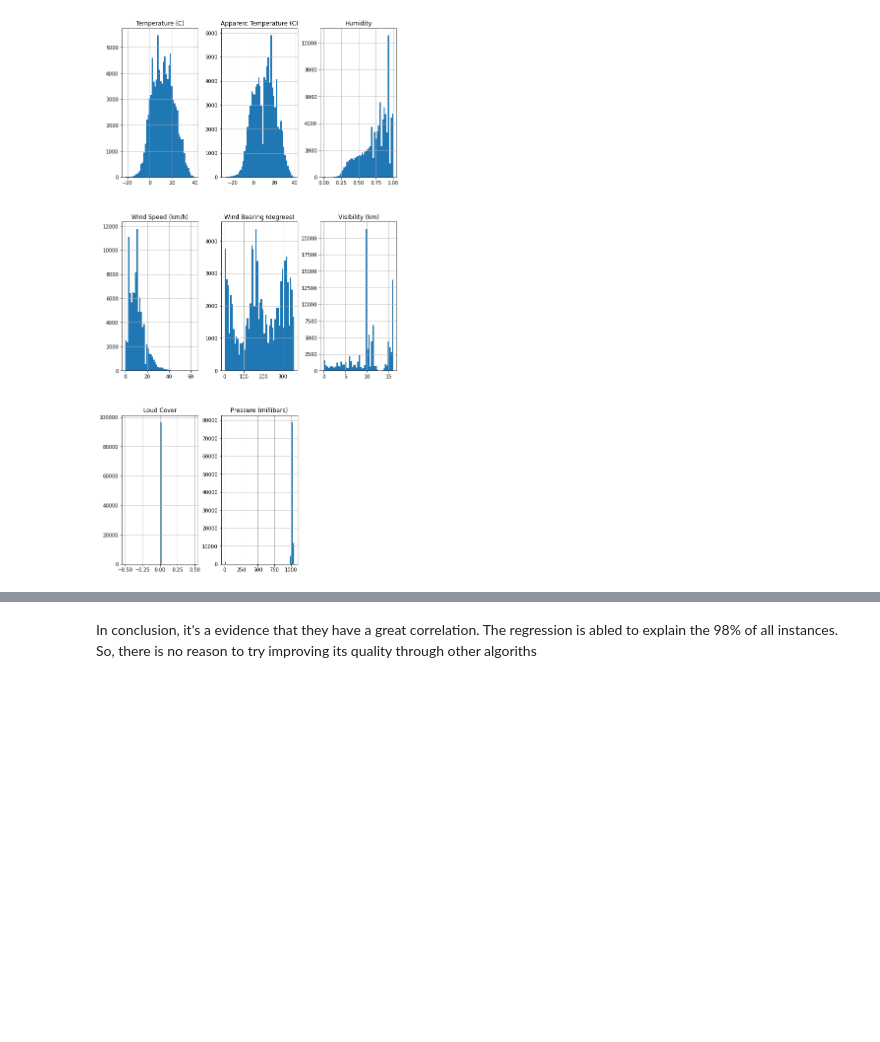
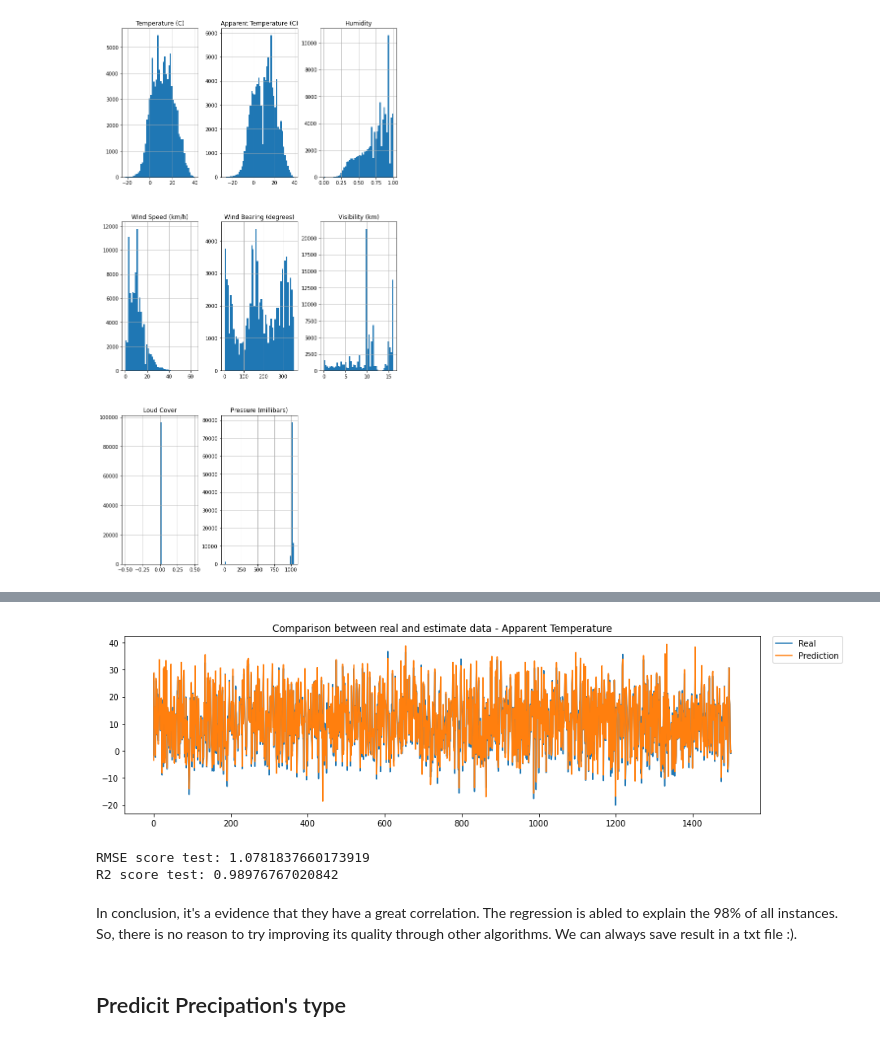
Before and after one commit to nikgreg99/weather-analysis-machine-learning, a Jupyter notebook: Weather Forecast - en.ipynb, the cells around one changed output, grey strips where cells are left out. Saved outputs shown, nothing was run; the diff lists cells and outputs as text; code cells hidden in the pictures; blank space fills up the shorter version.

```diff
--- a/Weather Forecast - en.ipynb
+++ b/Weather Forecast - en.ipynb
@@ -161,3 +152,8 @@ yValidation = dfValidation["Apparent Temperature"].values
 
 xTest = dfTest[["Temperature","Humidity","Wind Speed"]].values
 yTest = dfTest["Apparent Temperature"].values
+# %%
+reg = LinearRegression()
+reg.fit(xTrain,yTrain)
+print(f"Intercepts:  {reg.intercept_}")
+print(f"Coefficients:  {reg.coef_}")
@@ -184,17 +190,22 @@ plt.show()
 # %%
 #Show trend between real and predicted (based on a sample of 1500 units)
 plt.figure(figsize=(14, 4))
-plt.title("Comparison between real and estimate - Apparent Temperature")
+plt.title("Comparison between real and estimate data - Apparent Temperature")
 plt.plot(yValidation[0:1500], label='Real')
 plt.plot(yValidationPredicted[0:1500], label='Prediction')
 plt.legend(bbox_to_anchor=(1.02, 1), loc='upper left', borderaxespad=0.)
 plt.show()
+# %% [output]
+[figure, added]
 # %%
 #Try to predict "real" data
 yTestPredicted = reg.predict(xTest)
 RMSETest = np.sqrt(mean_squared_error(yTest,yTestPredicted))
 R2Test = reg.score(xTest,yTest)
-print(f"RMSE score validation: {RMSETest}")
-print(f"R2 score validation: {R2Test}")
+print(f"RMSE score test: {RMSETest}")
+print(f"R2 score test: {R2Test}")
+# %% [output]
+RMSE score test: 1.0781837660173919
+R2 score test: 0.98976767020842
 # %% [markdown]
-In conclusion, it's a evidence that they have a great correlation. The regression is abled to explain the 98% of all instances. So, there is no reason to try improving its quality through other algoriths
+In conclusion, it's a evidence that they have a great correlation. The regression is abled to explain the 98% of all instances. So, there is no reason to try improving its quality through other algorithms. We can always save result in a txt file :).
@@ -200,0 +215,2 @@ In conclusion, it's a evidence that they have a great correlation. The regressio
+# %% [markdown]
+## Predicit Precipation's type
```
Also changed, not shown: parts of 41 cells of this notebook, 3 other files.
